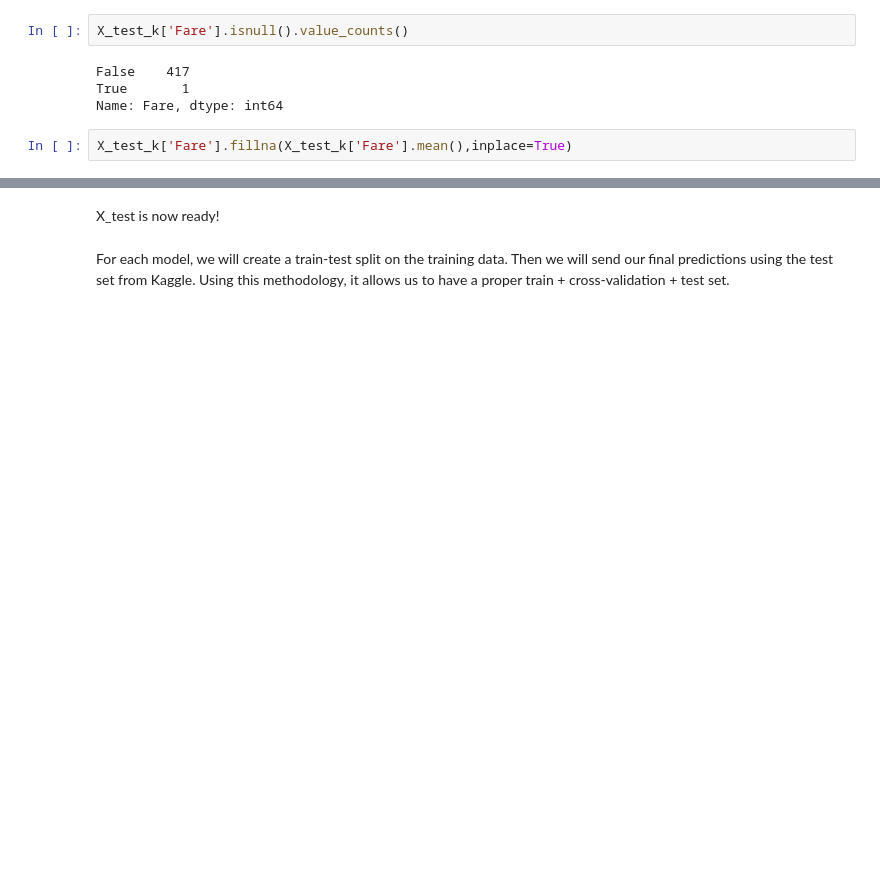
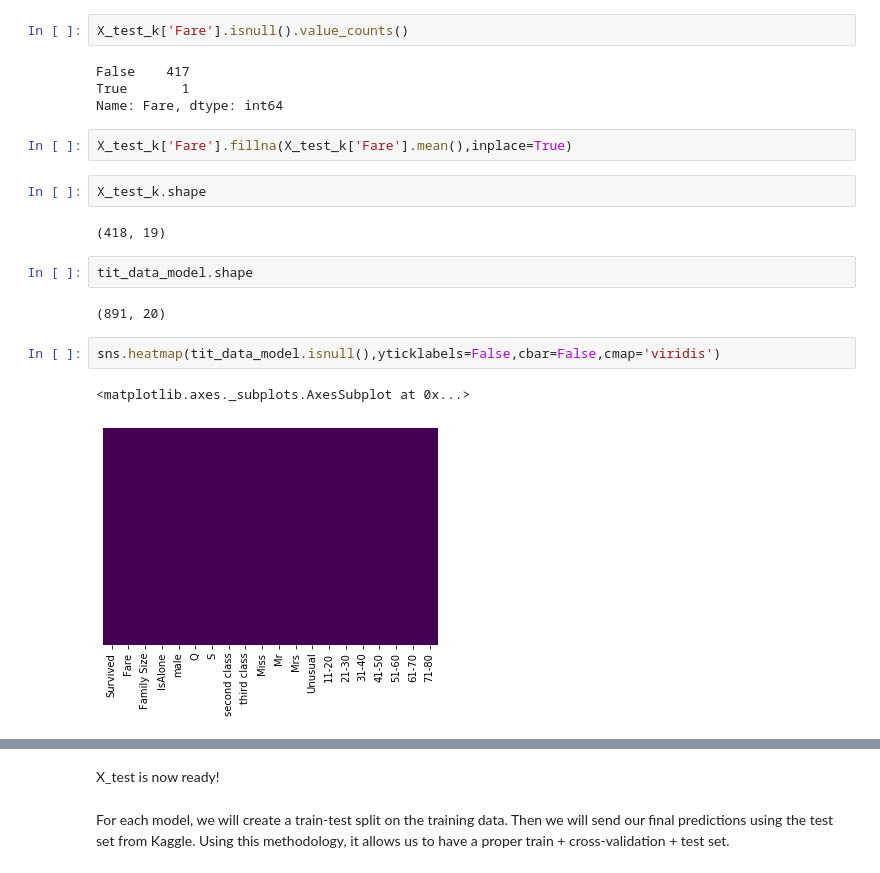
Before and after one commit to SalimAmarti/Titanic_Project, a Jupyter notebook: Titanic model.ipynb, the cells around one changed output, grey strips where cells are left out. Saved outputs shown, nothing was run; the diff lists cells and outputs as text; blank space fills up the shorter version.

```diff
--- a/Titanic model.ipynb
+++ b/Titanic model.ipynb
@@ -724,3 +732,16 @@ True       1
 Name: Fare, dtype: int64
 # %%
 X_test_k['Fare'].fillna(X_test_k['Fare'].mean(),inplace=True)
+# %%
+X_test_k.shape
+# %% [output]
+(418, 19)
+# %%
+tit_data_model.shape
+# %% [output]
+(891, 20)
+# %%
+sns.heatmap(tit_data_model.isnull(),yticklabels=False,cbar=False,cmap='viridis')
+# %% [output]
+<matplotlib.axes._subplots.AxesSubplot at 0x...>
+[figure, added]
```
Also changed, not shown: parts of 54 cells of this notebook.
